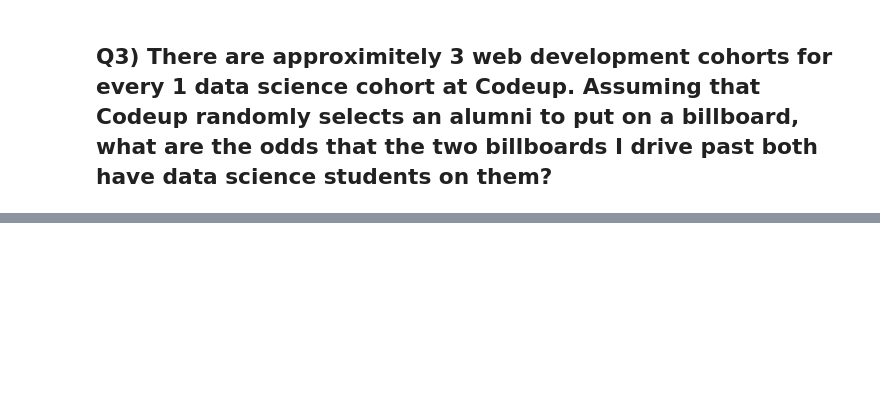
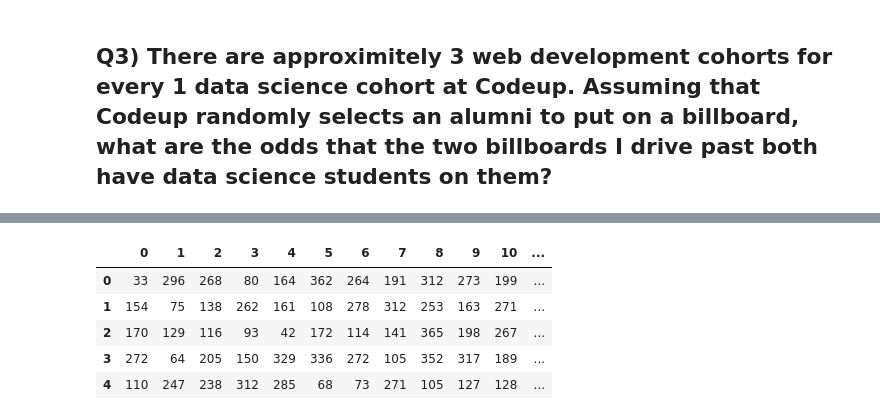
Before and after one commit to sikandar-shrestha/statistics-exercises, a Jupyter notebook: simulation.ipynb, the cells around one changed output, grey strips where cells are left out. Drawn from its saved outputs; the diff is of its cells as text; code cells hidden in the pictures; blank space fills up the shorter version.

```diff
--- a/simulation.ipynb
+++ b/simulation.ipynb
@@ -341,0 +563,5 @@ Probability of at least two people sharing a birthday (40 people): 0.4114
+# %%
+n_trials=20
+# %%
+data = np.random.choice(days,(n_simulations,n_trials))
+data
@@ -341,0 +576,10 @@ Probability of at least two people sharing a birthday (40 people): 0.4114
+# %%
+df=pd.DataFrame(data)
+df.head()
+# %% [output]
+|  | 0 | 1 | 2 | 3 | 4 | 5 | 6 | 7 | 8 | 9 | 10 | ... |
+| 0 | 33 | 296 | 268 | 80 | 164 | 362 | 264 | 191 | 312 | 273 | 199 | ... |
+| 1 | 154 | 75 | 138 | 262 | 161 | 108 | 278 | 312 | 253 | 163 | 271 | ... |
+| 2 | 170 | 129 | 116 | 93 | 42 | 172 | 114 | 141 | 365 | 198 | 267 | ... |
+| 3 | 272 | 64 | 205 | 150 | 329 | 336 | 272 | 105 | 352 | 317 | 189 | ... |
+| 4 | 110 | 247 | 238 | 312 | 285 | 68 | 73 | 271 | 105 | 127 | 128 | ... |
```
Also changed, not shown: parts of 107 cells of this notebook, 1 other file.
